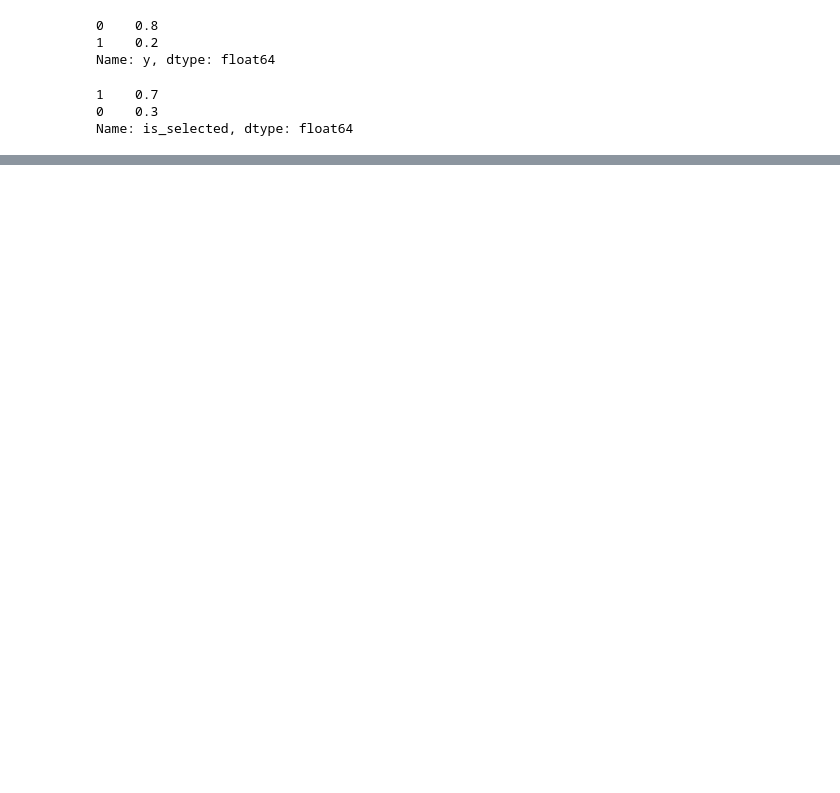
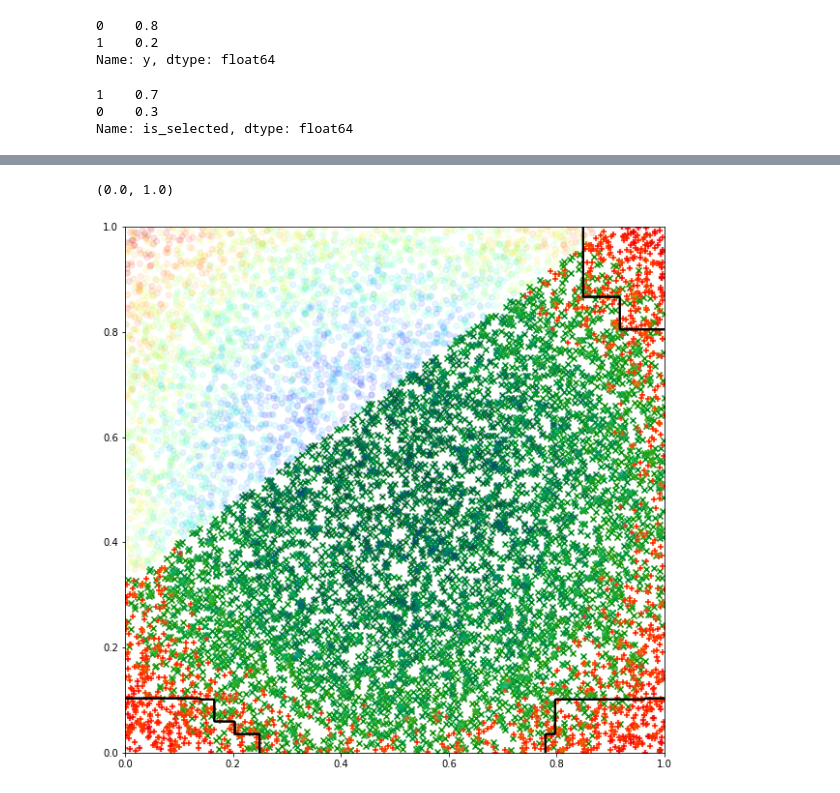
Before and after one commit to sbjelogr/Experiments, a Jupyter notebook: selection_bias/Start.ipynb, the cells around one changed output, grey strips where cells are left out. Saved outputs shown, nothing was run; the diff lists cells and outputs as text; code cells hidden in the pictures; blank space fills up the shorter version.

```diff
--- a/selection_bias/Start.ipynb
+++ b/selection_bias/Start.ipynb
@@ -145,0 +157,6 @@ ax.scatter(
+# %%
+from sklearn.ensemble import RandomForestClassifier
+
+rf = RandomForestClassifier(n_estimators=4, max_depth =3).fit(sel_data[['col_0','col_1']], sel_data['y'])
+
+probas = rf.predict_proba(sel_data[['col_0','col_1']])[:,1]
@@ -145,0 +219,32 @@ ax.scatter(
+# %%
+fig, ax = plt.subplots(figsize=(10,10))
+
+threshold = 0.4
+
+color_levels = 'black'
+
+
+x_0 = sel_data[sel_data["y"]==0]['col_0'].values
+y_0 = sel_data[sel_data["y"]==0]['col_1'].values
+x_1 = sel_data[sel_data["y"]==1]['col_0'].values
+y_1 = sel_data[sel_data["y"]==1]['col_1'].values
+
+
+ax.scatter(x_0,y_0,marker='x', color = 'green', alpha = 1)
+ax.scatter(x_1,y_1,marker='+', color = 'red', alpha = 1)
+
+ax.scatter(
+    exp_data["col_0"], exp_data["col_1"], c=exp_data["score_total_target"], cmap='jet', alpha = 0.1
+)
+
+pcm2 = plot_contours(ax=ax, clf=rf, xx=xx, yy=yy, use_contourf=False,
+                            colors=color_levels, alpha=1,
+                            linewidths=2,levels=np.array([threshold-0.01, threshold+0.01]))
+
+ax.set_xlim(0, 1)
+ax.set_ylim(0, 1)
+# ax.set_xlabel(x_name)
+# ax.set_ylabel(y_name)
+# %% [output]
+(0.0, 1.0)
+[figure, added]
```
Also changed, not shown: parts of 8 cells of this notebook, 1 other file.
